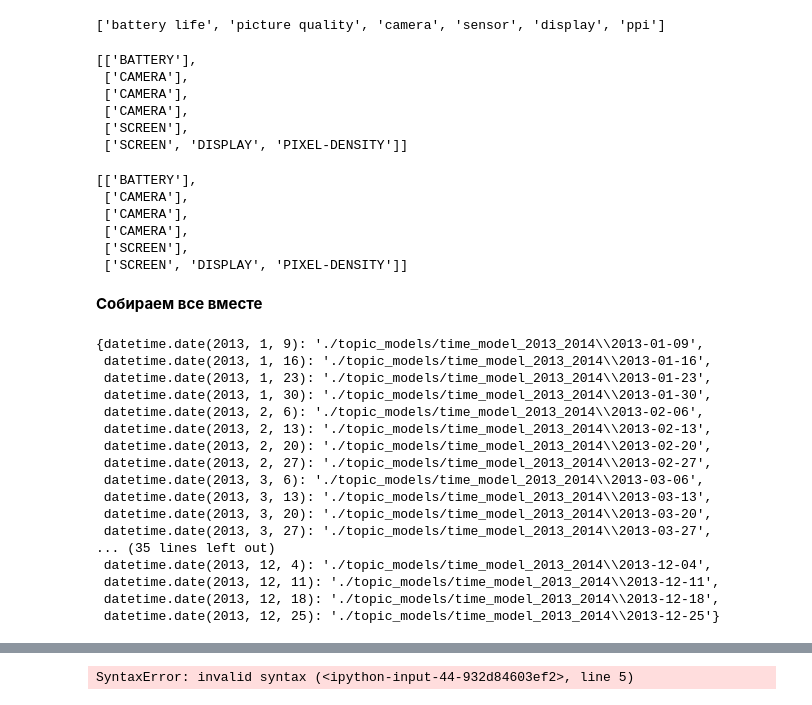
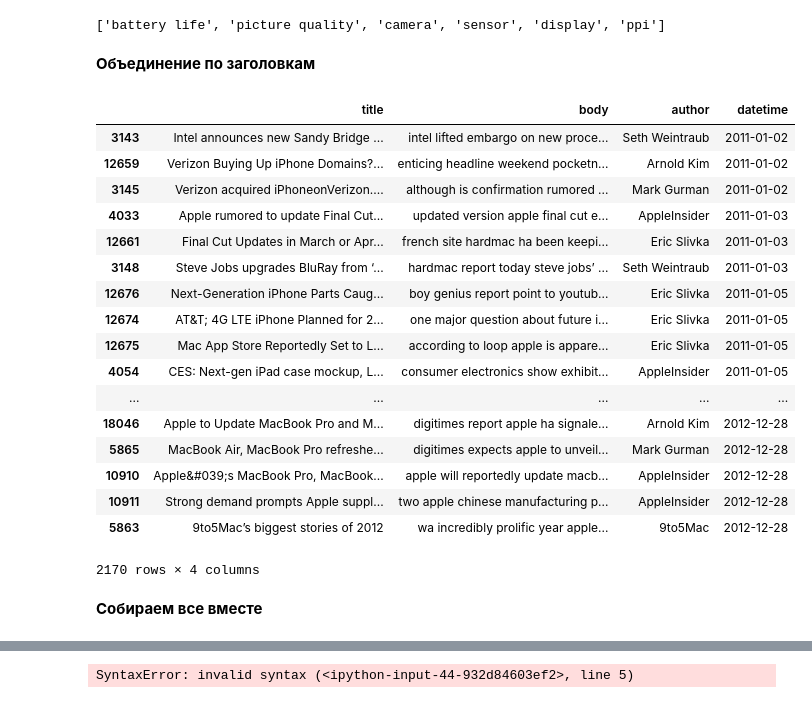
Before and after one commit to kayutenko/ExpectationsMeter, a Jupyter notebook: expectations_meter/Final.ipynb, the cells around one changed output, grey strips where cells are left out. Drawn from its saved outputs; the diff is of its cells as text; code cells hidden in the pictures.

Commit message:
title based groups

```diff
--- a/expectations_meter/Final.ipynb
+++ b/expectations_meter/Final.ipynb
@@ -407,4 +416,7 @@ LogisticRegression(C=1.0, class_weight=None, dual=False, fit_intercept=True,
 # %%
+leaks_classifier = joblib.load('leaks_classifier.pkl')
+leaks_vectorizer = joblib.load('leaks_vectorizer.pkl')
+
 def is_leak(text, preprocess=False):
     if preprocess:
         text = preprocess_text(text)
@@ -691,50 +704,39 @@ def get_taxonomy_paths(text, regex, taxonomy):
     for sr in search_results:
         taxonomy_paths.append(taxonomy[tuple(re.split('[- ]+', sr))])
     return taxonomy_paths
-
-get_taxonomy_paths('The battery life and the picture quality of the camera sensor as well as the display ppi', product_feature_regex, taxonomy)
-# %% [output]
-[['BATTERY'],
- ['CAMERA'],
- ['CAMERA'],
- ['CAMERA'],
- ['SCREEN'],
- ['SCREEN', 'DISPLAY', 'PIXEL-DENSITY']]
 # %%
 def get_apple_features(text):
     if type(text) == list:
         text = ' '.join(text)
     return get_taxonomy_paths(text, product_feature_regex, taxonomy)
-
-get_apple_features('The battery life and the picture quality of the camera sensor as well as the display ppi')
-# %% [output]
-[['BATTERY'],
- ['CAMERA'],
- ['CAMERA'],
- ['CAMERA'],
- ['SCREEN'],
- ['SCREEN', 'DISPLAY', 'PIXEL-DENSITY']]
+# %% [markdown]
+**Объединение по заголовкам**
+# %%
+import datetime
+sample = all_data.fillna('').loc[(datetime.date(2011, 1, 1) < all_data.datetime) & (all_data.datetime < datetime.date(2012, 12, 31))]
+sample['body'] = [' '.join(preprocess_text(i)) for i in log_progress(list(sample['body']))]
+# %%
+# sample_leaks = sample.loc[[is_leak(i.split()) for i in log_progress(list(sample['body']))]]
+sample_leaks = sample[[bool(is_leak(x.split())) for x in sample['body']]]
+sample_leaks
+# %% [output]
+|  | title | body | author | datetime |
+| 3143 | Intel announces new Sandy Bridge ... | intel lifted embargo on new proce... | Seth Weintraub | 2011-01-02 |
+| 12659 | Verizon Buying Up iPhone Domains?... | enticing headline weekend pocketn... | Arnold Kim | 2011-01-02 |
+| 3145 | Verizon acquired iPhoneonVerizon.... | although is confirmation rumored ... | Mark Gurman | 2011-01-02 |
+| 4033 | Apple rumored to update Final Cut... | updated version apple final cut e... | AppleInsider | 2011-01-03 |
+| 12661 | Final Cut Updates in March or Apr... | french site hardmac ha been keepi... | Eric Slivka | 2011-01-03 |
+| 3148 | Steve Jobs upgrades BluRay from ‘... | hardmac report today steve jobs’ ... | Seth Weintraub | 2011-01-03 |
+| 12676 | Next-Generation iPhone Parts Caug... | boy genius report point to youtub... | Eric Slivka | 2011-01-05 |
+| 12674 | AT&T; 4G LTE iPhone Planned for 2... | one major question about future i... | Eric Slivka | 2011-01-05 |
+| 12675 | Mac App Store Reportedly Set to L... | according to loop apple is appare... | Eric Slivka | 2011-01-05 |
+| 4054 | CES: Next-gen iPad case mockup, L... | consumer electronics show exhibit... | AppleInsider | 2011-01-05 |
+| ... | ... | ... | ... | ... |
+| 18046 | Apple to Update MacBook Pro and M... | digitimes report apple ha signale... | Arnold Kim | 2012-12-28 |
+| 5865 | MacBook Air, MacBook Pro refreshe... | digitimes expects apple to unveil... | Mark Gurman | 2012-12-28 |
+| 10910 | Apple&#039;s MacBook Pro, MacBook... | apple will reportedly update macb... | AppleInsider | 2012-12-28 |
+| 10911 | Strong demand prompts Apple suppl... | two apple chinese manufacturing p... | AppleInsider | 2012-12-28 |
+| 5863 | 9to5Mac’s biggest stories of 2012 | wa incredibly prolific year apple... | 9to5Mac | 2012-12-28 |
+2170 rows × 4 columns
 # %% [markdown]
 **Собираем все вместе**
-# %%
-time_model_dict = load_topic_models('./topic_models/time_model_2013_2014')
-time_model_id2word = corpora.Dictionary.load('./topic_models/time_model_2013_2014/time_model_2013_2014.dict')
-time_model_dict
-# %% [output]
-{datetime.date(2013, 1, 9): './topic_models/time_model_2013_2014\\2013-01-09',
- datetime.date(2013, 1, 16): './topic_models/time_model_2013_2014\\2013-01-16',
- datetime.date(2013, 1, 23): './topic_models/time_model_2013_2014\\2013-01-23',
- datetime.date(2013, 1, 30): './topic_models/time_model_2013_2014\\2013-01-30',
- datetime.date(2013, 2, 6): './topic_models/time_model_2013_2014\\2013-02-06',
- datetime.date(2013, 2, 13): './topic_models/time_model_2013_2014\\2013-02-13',
- datetime.date(2013, 2, 20): './topic_models/time_model_2013_2014\\2013-02-20',
- datetime.date(2013, 2, 27): './topic_models/time_model_2013_2014\\2013-02-27',
- datetime.date(2013, 3, 6): './topic_models/time_model_2013_2014\\2013-03-06',
- datetime.date(2013, 3, 13): './topic_models/time_model_2013_2014\\2013-03-13',
- datetime.date(2013, 3, 20): './topic_models/time_model_2013_2014\\2013-03-20',
- datetime.date(2013, 3, 27): './topic_models/time_model_2013_2014\\2013-03-27',
-... (35 lines left out)
- datetime.date(2013, 12, 4): './topic_models/time_model_2013_2014\\2013-12-04',
- datetime.date(2013, 12, 11): './topic_models/time_model_2013_2014\\2013-12-11',
- datetime.date(2013, 12, 18): './topic_models/time_model_2013_2014\\2013-12-18',
- datetime.date(2013, 12, 25): './topic_models/time_model_2013_2014\\2013-12-25'}
```
Also changed, not shown: parts of 24 cells of this notebook.
